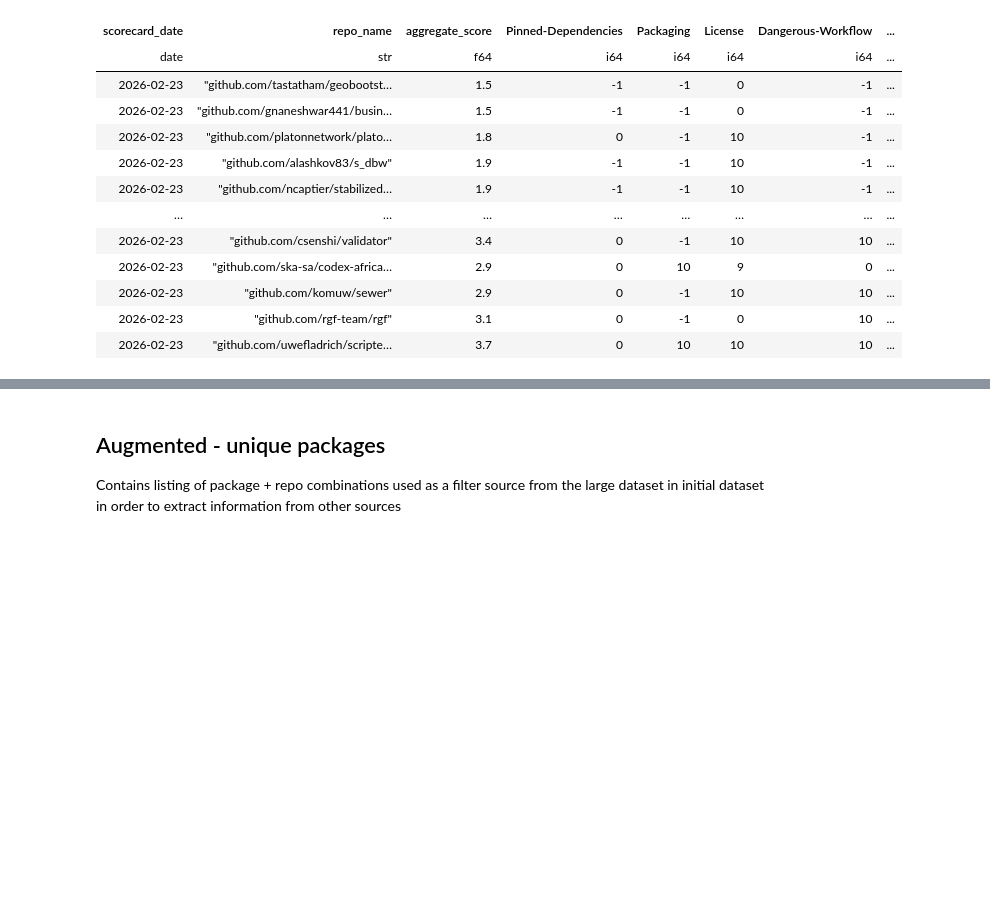
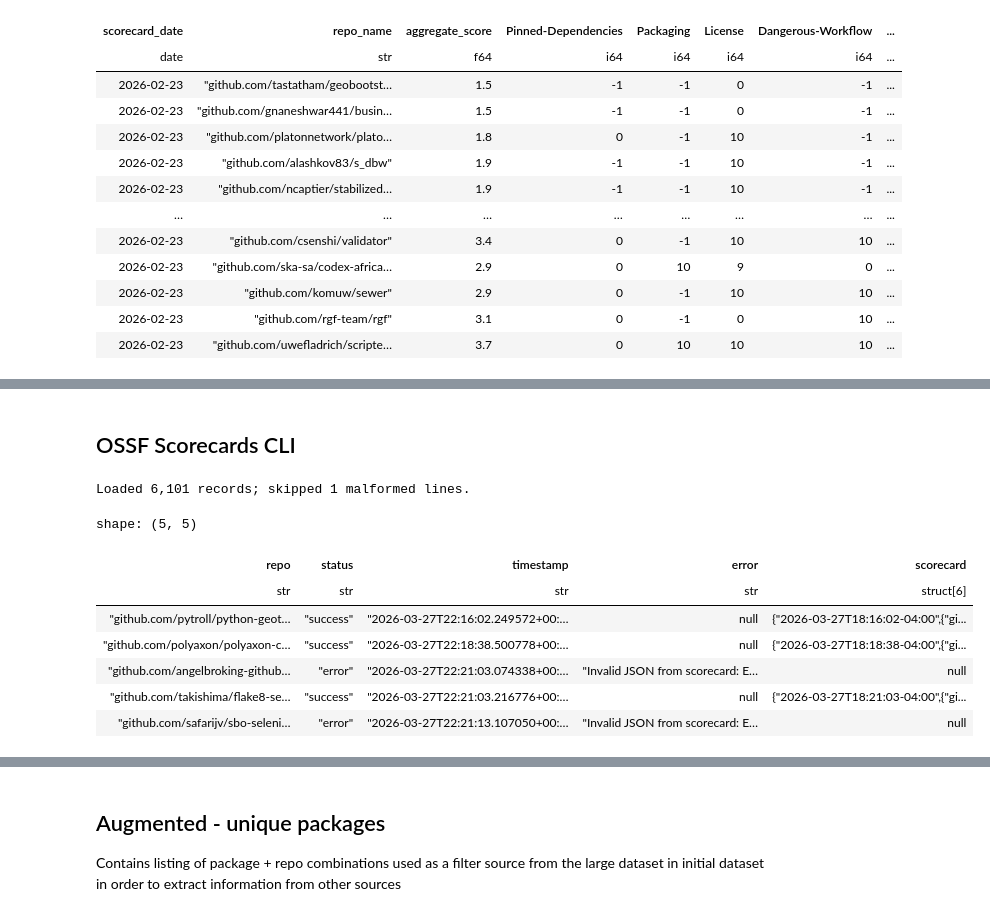
Before and after one commit to shcherbin/mads-siads-699-winter-2026-capstone, a Jupyter notebook: notebooks/EDA/harjason_data_src_eval.ipynb, the cells around one changed output, grey strips where cells are left out. Saved outputs shown, nothing was run; the diff lists cells and outputs as text; code cells hidden in the pictures; blank space fills up the shorter version.

Commit message:
enhanced extraction and publish for scorecards and librariesio

```diff
--- a/notebooks/EDA/harjason_data_src_eval.ipynb
+++ b/notebooks/EDA/harjason_data_src_eval.ipynb
@@ -284,0 +303,34 @@ df_pypi_scorecards.select("check_name").unique().to_pandas().head(50)
+# %% [markdown]
+## OSSF Scorecards CLI
+# %%
+# load ossf scorcards cli source data from json lines format
+import json
+
+records = []
+bad_lines = 0
+
+with open(settings.scorecards_cli_results_path, "r", encoding="utf-8") as f:
+    for line in f:
+        line = line.strip()
+        if not line:
+            continue
+        try:
+            records.append(json.loads(line))
+        except json.JSONDecodeError:
+            bad_lines += 1
+
+df_ossf_scorecards_cli_src = pl.DataFrame(records)
+print(f"Loaded {len(records):,} records; skipped {bad_lines:,} malformed lines.")
+# %% [output]
+Loaded 6,101 records; skipped 1 malformed lines.
+# %%
+df_ossf_scorecards_cli_src.head()
+# %% [output]
+shape: (5, 5)
+| repo | status | timestamp | error | scorecard |
+| str | str | str | str | struct[6] |
+| "github.com/pytroll/python-geot… | "success" | "2026-03-27T22:16:02.249572+00:… | null | {"2026-03-27T18:16:02-04:00",{"gi... |
+| "github.com/polyaxon/polyaxon-c… | "success" | "2026-03-27T22:18:38.500778+00:… | null | {"2026-03-27T18:18:38-04:00",{"gi... |
+| "github.com/angelbroking-github… | "error" | "2026-03-27T22:21:03.074338+00:… | "Invalid JSON from scorecard: E… | null |
+| "github.com/takishima/flake8-se… | "success" | "2026-03-27T22:21:03.216776+00:… | null | {"2026-03-27T18:21:03-04:00",{"gi... |
+| "github.com/safarijv/sbo-seleni… | "error" | "2026-03-27T22:21:13.107050+00:… | "Invalid JSON from scorecard: E… | null |
```
Also changed, not shown: parts of 11 cells of this notebook, 6 other files.
